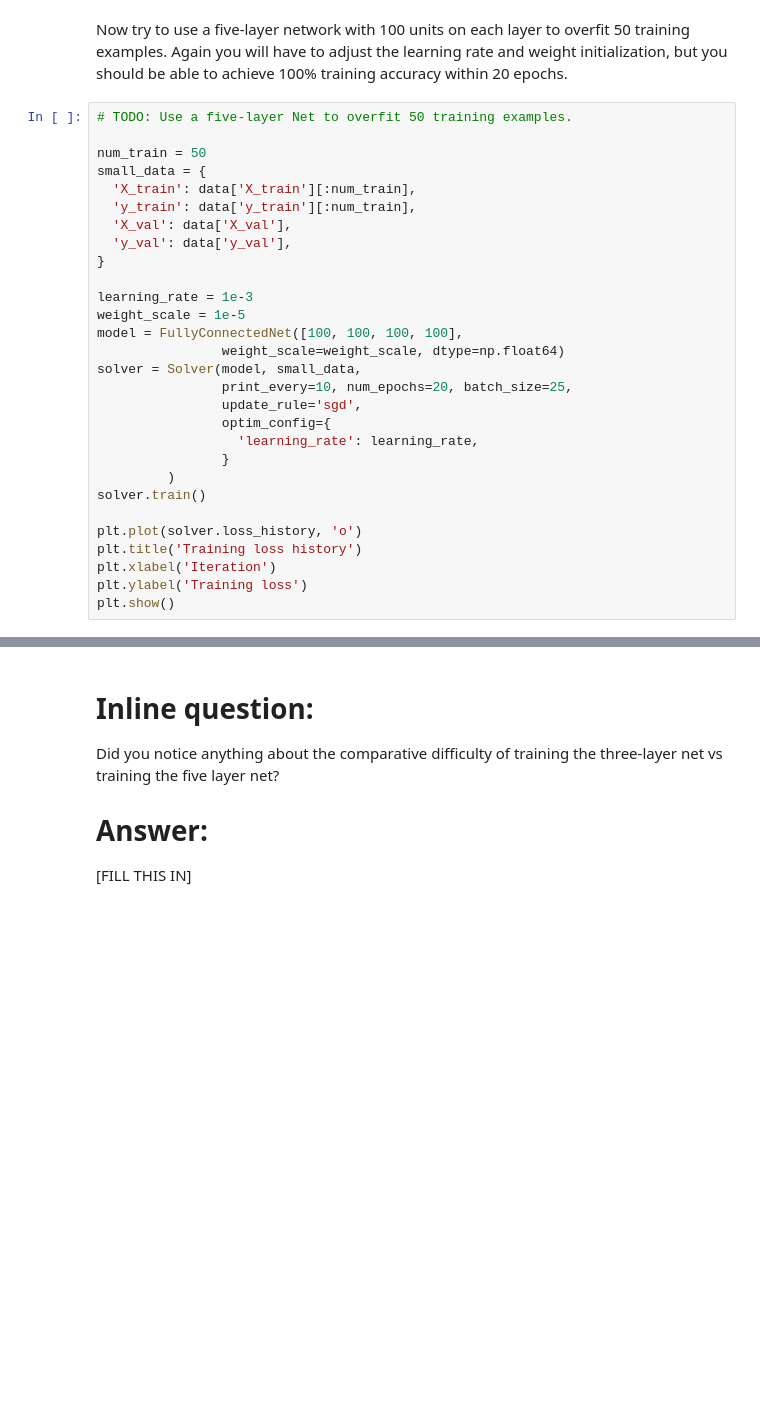
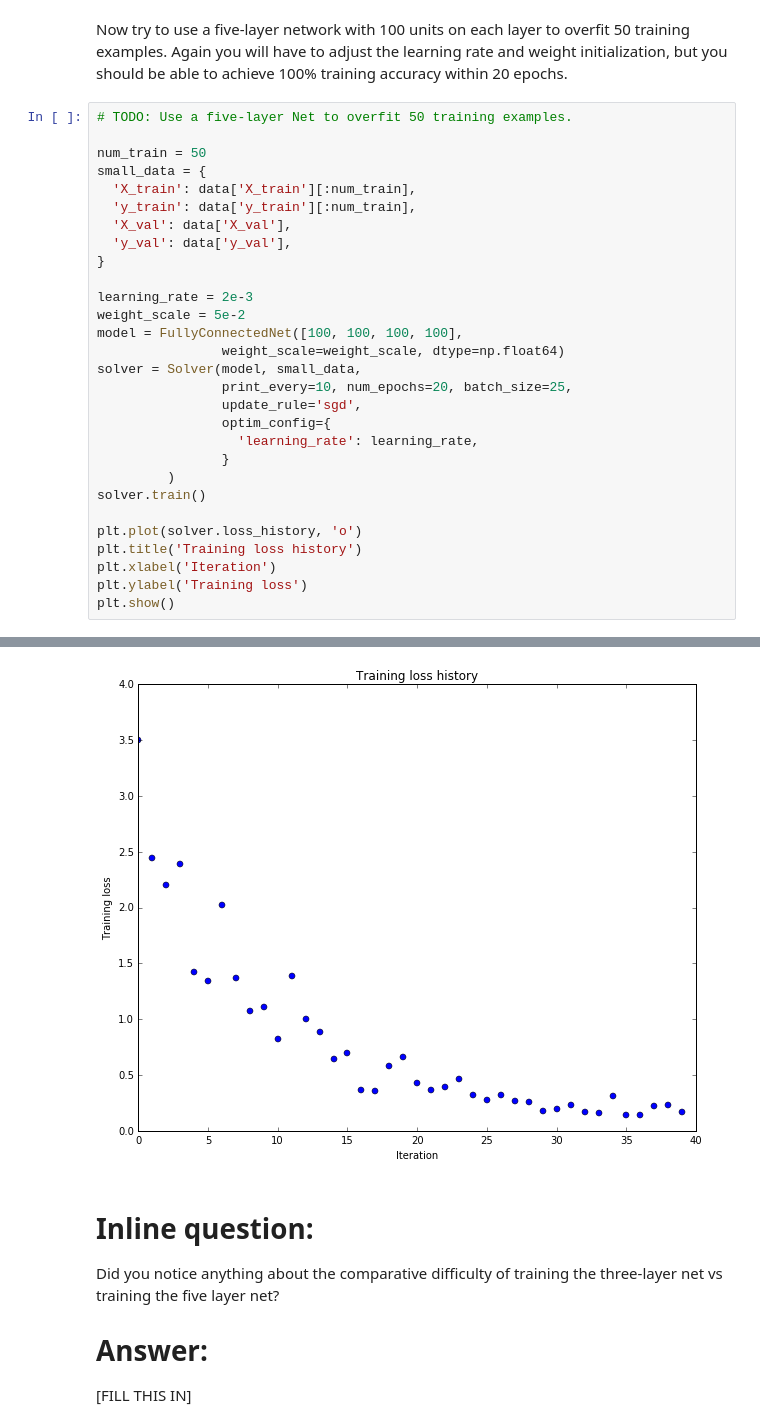
Before and after one commit to RinyChau/cs231n, a Jupyter notebook: assignment2/FullyConnectedNets.ipynb, the cells around one changed output, grey strips where cells are left out. Drawn from its saved outputs; the diff is of its cells as text; blank space fills up the shorter version.

```diff
--- a/assignment2/FullyConnectedNets.ipynb
+++ b/assignment2/FullyConnectedNets.ipynb
@@ -396,8 +451,8 @@ small_data = {
   'y_val': data['y_val'],
 }
 
-learning_rate = 1e-3
-weight_scale = 1e-5
+learning_rate = 2e-3
+weight_scale = 5e-2
 model = FullyConnectedNet([100, 100, 100, 100],
                 weight_scale=weight_scale, dtype=np.float64)
 solver = Solver(model, small_data,
@@ -414,3 +469,4 @@ plt.title('Training loss history')
 plt.xlabel('Iteration')
 plt.ylabel('Training loss')
 plt.show()
+# %% [output]
@@ -417,3 +490,4 @@ plt.show()
+[figure, added]
 # %% [markdown]
 # Inline question:
 Did you notice anything about the comparative difficulty of training the three-layer net vs training the five layer net?
```
Also changed, not shown: parts of 17 cells of this notebook, 2 other files.
